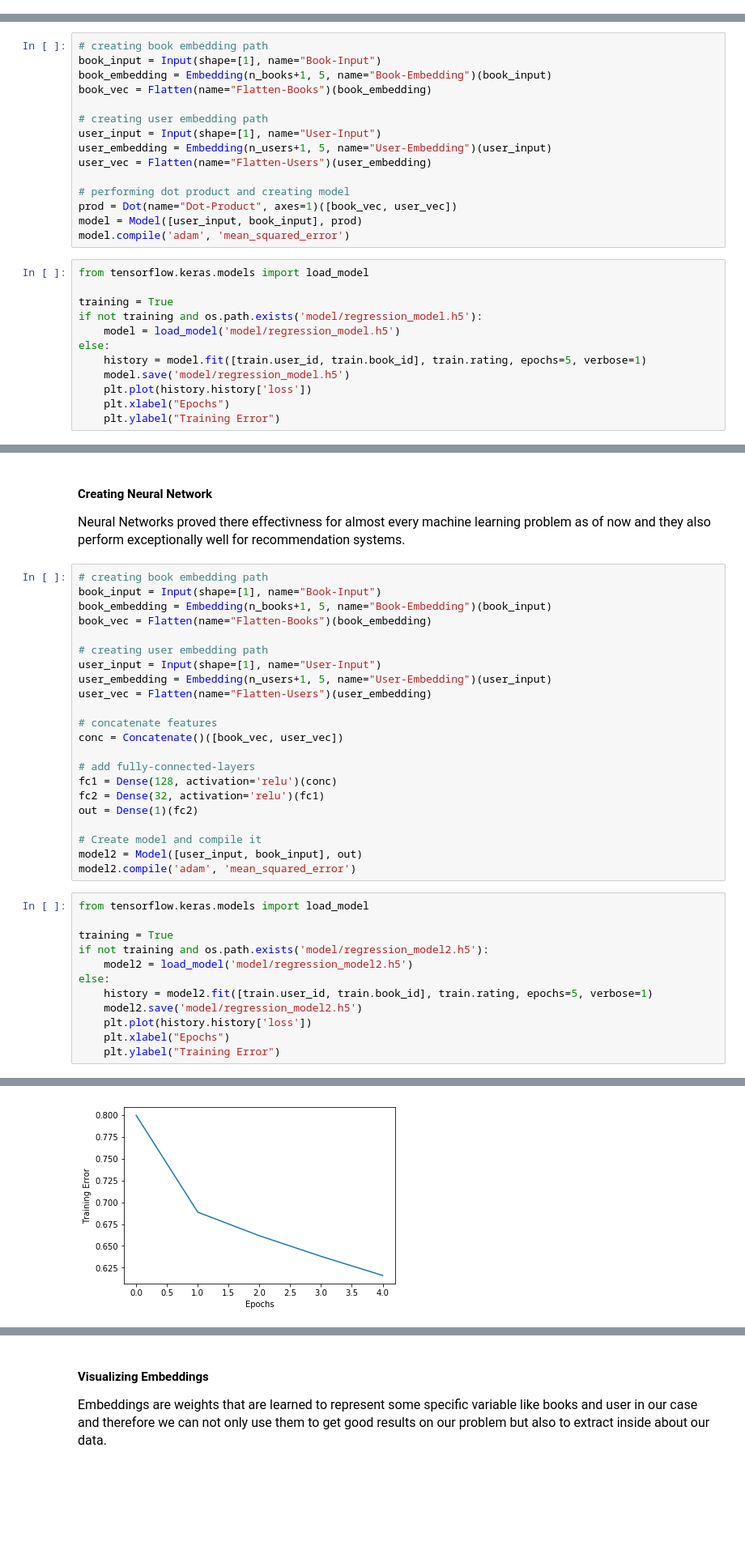
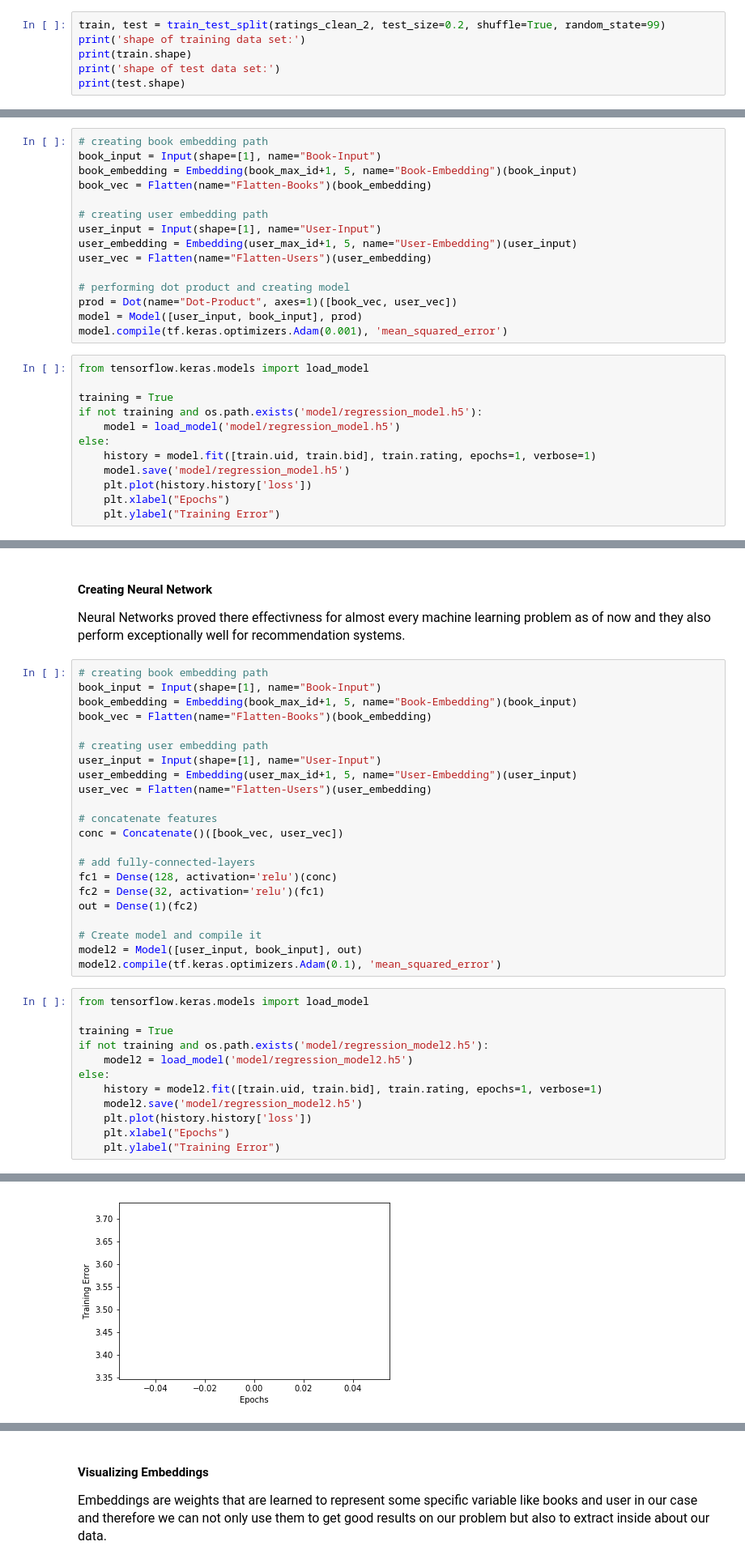
Before and after one commit to kadriansyah/notebook, a Jupyter notebook: recommender-1.ipynb, the cells around one changed output, grey strips where cells are left out. Shown at 81% size. Saved outputs shown, nothing was run; the diff lists cells and outputs as text; blank space fills up the shorter version.

Commit message:
cleanup

```diff
--- a/recommender-1.ipynb
+++ b/recommender-1.ipynb
@@ -37,0 +180,6 @@ train, test = train_test_split(dataset, test_size=0.2, random_state=42)
+# %%
+train, test = train_test_split(ratings_clean_2, test_size=0.2, shuffle=True, random_state=99)
+print('shape of training data set:')
+print(train.shape)
+print('shape of test data set:')
+print(test.shape)
@@ -69,18 +212,18 @@ n_books
 # %%
 # creating book embedding path
 book_input = Input(shape=[1], name="Book-Input")
-book_embedding = Embedding(n_books+1, 5, name="Book-Embedding")(book_input)
+book_embedding = Embedding(book_max_id+1, 5, name="Book-Embedding")(book_input)
 book_vec = Flatten(name="Flatten-Books")(book_embedding)
 
 # creating user embedding path
 user_input = Input(shape=[1], name="User-Input")
-user_embedding = Embedding(n_users+1, 5, name="User-Embedding")(user_input)
+user_embedding = Embedding(user_max_id+1, 5, name="User-Embedding")(user_input)
 user_vec = Flatten(name="Flatten-Users")(user_embedding)
 
 # performing dot product and creating model
 prod = Dot(name="Dot-Product", axes=1)([book_vec, user_vec])
 model = Model([user_input, book_input], prod)
-model.compile('adam', 'mean_squared_error')
+model.compile(tf.keras.optimizers.Adam(0.001), 'mean_squared_error')
 # %%
 from tensorflow.keras.models import load_model
 
@@ -88,7 +231,7 @@ training = True
 if not training and os.path.exists('model/regression_model.h5'):
     model = load_model('model/regression_model.h5')
 else:
-    history = model.fit([train.user_id, train.book_id], train.rating, epochs=5, verbose=1)
+    history = model.fit([train.uid, train.bid], train.rating, epochs=1, verbose=1)
     model.save('model/regression_model.h5')
     plt.plot(history.history['loss'])
     plt.xlabel("Epochs")
@@ -133,12 +267,12 @@ for i in range(0,10):
 # %%
 # creating book embedding path
 book_input = Input(shape=[1], name="Book-Input")
-book_embedding = Embedding(n_books+1, 5, name="Book-Embedding")(book_input)
+book_embedding = Embedding(book_max_id+1, 5, name="Book-Embedding")(book_input)
 book_vec = Flatten(name="Flatten-Books")(book_embedding)
 
 # creating user embedding path
 user_input = Input(shape=[1], name="User-Input")
-user_embedding = Embedding(n_users+1, 5, name="User-Embedding")(user_input)
+user_embedding = Embedding(user_max_id+1, 5, name="User-Embedding")(user_input)
 user_vec = Flatten(name="Flatten-Users")(user_embedding)
 
 # concatenate features
@@ -151,7 +285,7 @@ out = Dense(1)(fc2)
 
 # Create model and compile it
 model2 = Model([user_input, book_input], out)
-model2.compile('adam', 'mean_squared_error')
+model2.compile(tf.keras.optimizers.Adam(0.1), 'mean_squared_error')
 # %%
 from tensorflow.keras.models import load_model
 
@@ -159,7 +293,7 @@ training = True
 if not training and os.path.exists('model/regression_model2.h5'):
     model2 = load_model('model/regression_model2.h5')
 else:
-    history = model2.fit([train.user_id, train.book_id], train.rating, epochs=5, verbose=1)
+    history = model2.fit([train.uid, train.bid], train.rating, epochs=1, verbose=1)
     model2.save('model/regression_model2.h5')
     plt.plot(history.history['loss'])
     plt.xlabel("Epochs")
@@ -179,2 +304,2 @@ Epoch 5/5
-[figure, old version]
+[figure, new version]
 # %%
```
Also changed, not shown: parts of 37 cells of this notebook, 1 other file.
